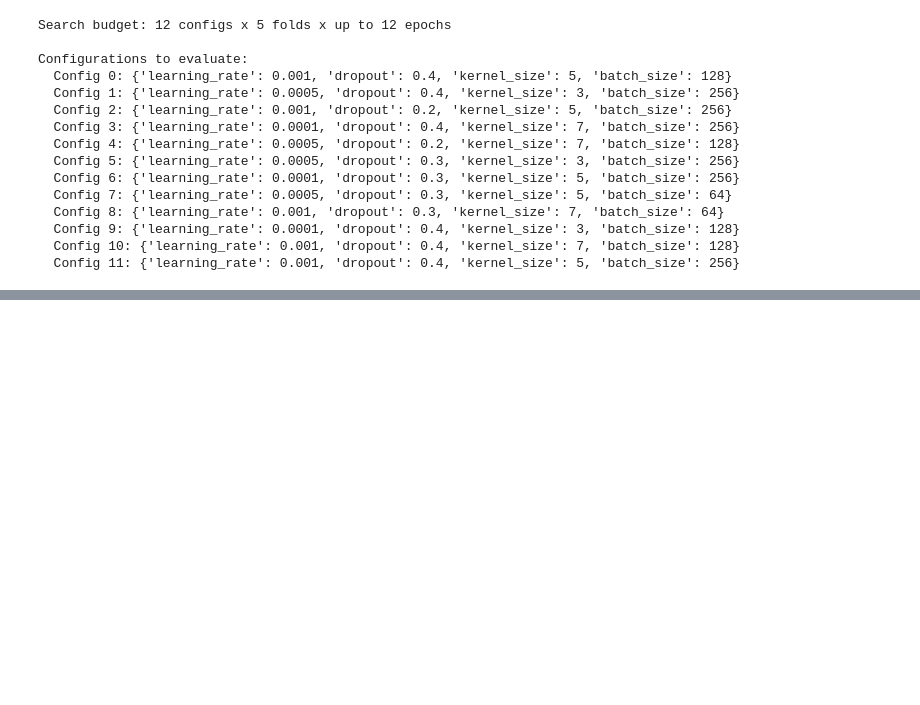
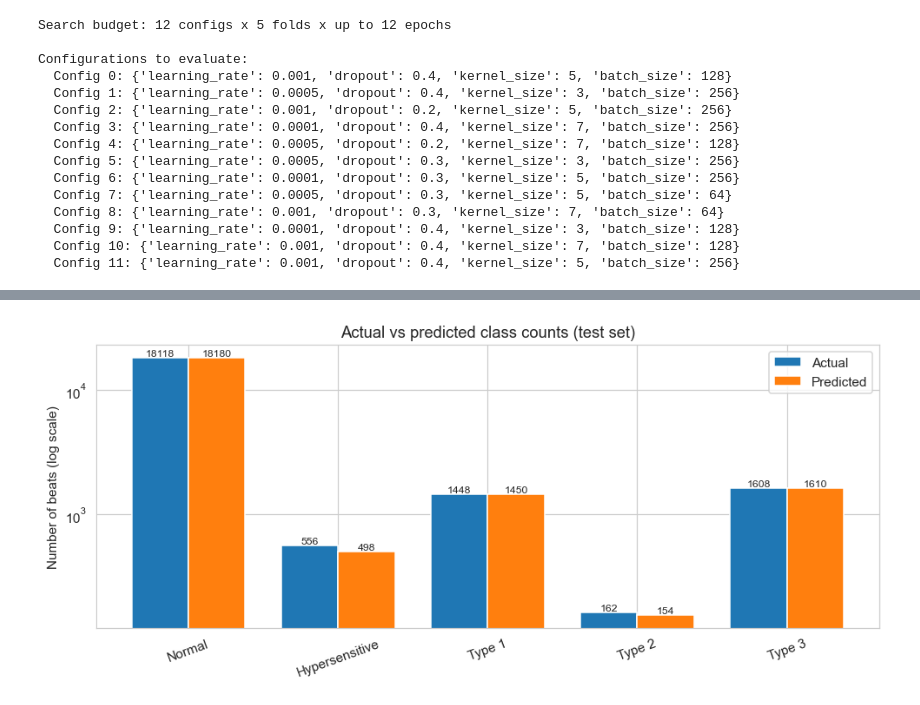
Before and after one commit to Arush70/ECG-Heartbeat-Classification, a Jupyter notebook: Training-ANN Backup.ipynb, the cells around one changed output, grey strips where cells are left out. Cells and saved outputs as stored; diff of their text form; code cells hidden in the pictures; blank space fills up the shorter version.

```diff
--- a/Training-ANN Backup.ipynb
+++ b/Training-ANN Backup.ipynb
@@ -1185,0 +990,25 @@ Running t-SNE (this may take a couple of minutes)...
+# %%
+# Stage 10c: Actual vs predicted class counts
+# A direct "actual vs predicted" visualisation: for each class, how many beats
+
+actual_counts = np.bincount(y_test, minlength=NUM_CLASSES)
+pred_counts   = np.bincount(test_results['y_pred'], minlength=NUM_CLASSES)
+
+x = np.arange(NUM_CLASSES)
+w = 0.38
+fig, ax = plt.subplots(figsize=(9, 4))
+ax.bar(x - w/2, actual_counts, w, label='Actual')
+ax.bar(x + w/2, pred_counts,   w, label='Predicted')
+ax.set_yscale('log')   # log scale because Normal dominates
+ax.set_xticks(x); ax.set_xticklabels(class_names, rotation=20)
+ax.set_ylabel('Number of beats (log scale)')
+ax.set_title('Actual vs predicted class counts (test set)')
+ax.legend()
+for i in range(NUM_CLASSES):
+    ax.text(i - w/2, actual_counts[i], str(actual_counts[i]), ha='center', va='bottom', fontsize=8)
+    ax.text(i + w/2, pred_counts[i],   str(pred_counts[i]),   ha='center', va='bottom', fontsize=8)
+plt.tight_layout()
+plt.savefig('fig_actual_vs_predicted.png', bbox_inches='tight', dpi=150)
+plt.show()
+# %% [output]
+[figure, added]
```
Also changed, not shown: parts of 66 cells of this notebook, 24 other files.
